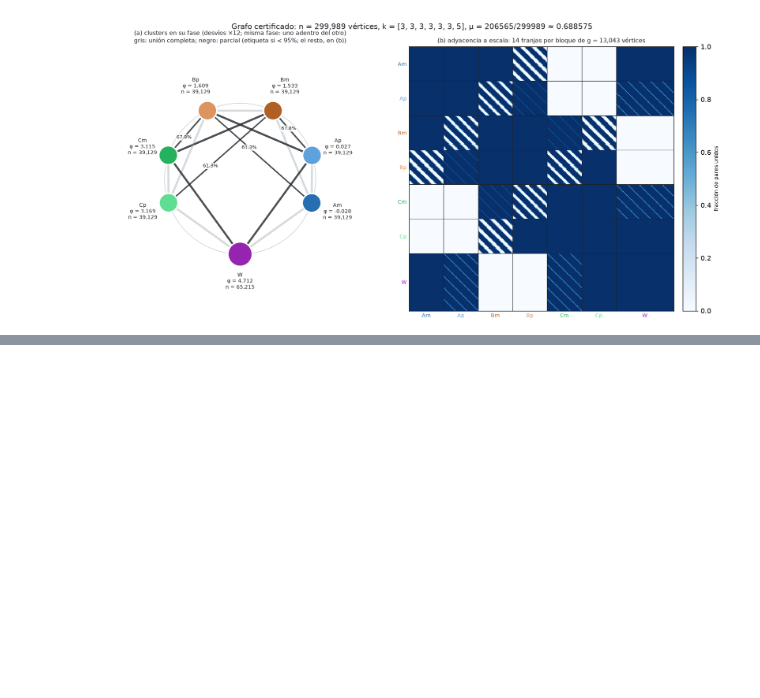
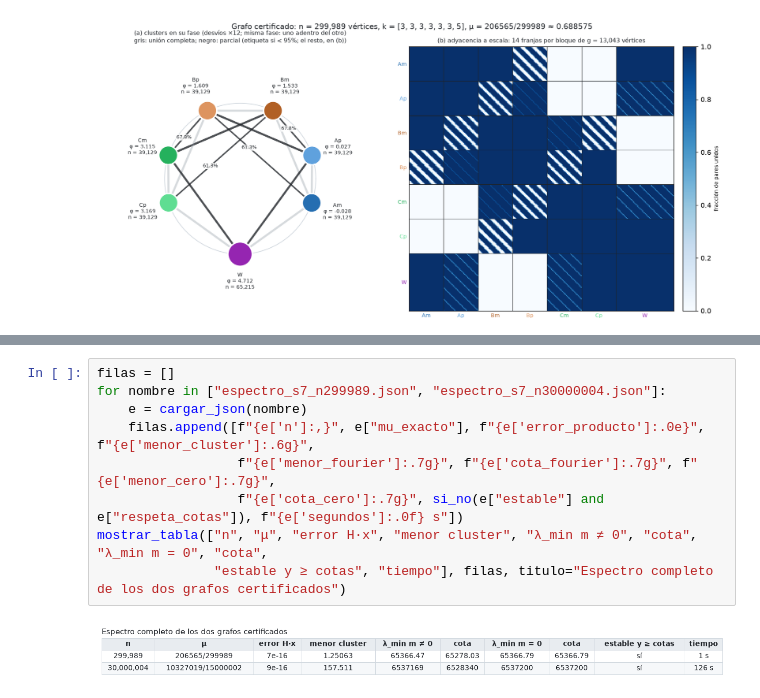
Before and after one commit to Nicoyanz98/investighaton-teo-optimizacion-2026, a Jupyter notebook: notebooks/Grafo_simetrico_S7.ipynb, the cells around one changed output, grey strips where cells are left out. Drawn from its saved outputs; the diff is of its cells as text; blank space fills up the shorter version.

```diff
--- a/notebooks/Grafo_simetrico_S7.ipynb
+++ b/notebooks/Grafo_simetrico_S7.ipynb
@@ -820,0 +1323,11 @@ display(Image(filename=str(archivo)))
+# %%
+filas = []
+for nombre in ["espectro_s7_n299989.json", "espectro_s7_n30000004.json"]:
+    e = cargar_json(nombre)
+    filas.append([f"{e['n']:,}", e["mu_exacto"], f"{e['error_producto']:.0e}", f"{e['menor_cluster']:.6g}",
+                  f"{e['menor_fourier']:.7g}", f"{e['cota_fourier']:.7g}", f"{e['menor_cero']:.7g}",
+                  f"{e['cota_cero']:.7g}", si_no(e["estable"] and e["respeta_cotas"]), f"{e['segundos']:.0f} s"])
+mostrar_tabla(["n", "μ", "error H·x", "menor cluster", "λ_min m ≠ 0", "cota", "λ_min m = 0", "cota",
+               "estable y ≥ cotas", "tiempo"], filas, titulo="Espectro completo de los dos grafos certificados")
+# %% [output]
+[figure, added]
```
Also changed, not shown: parts of 23 cells of this notebook, 9 other files.
